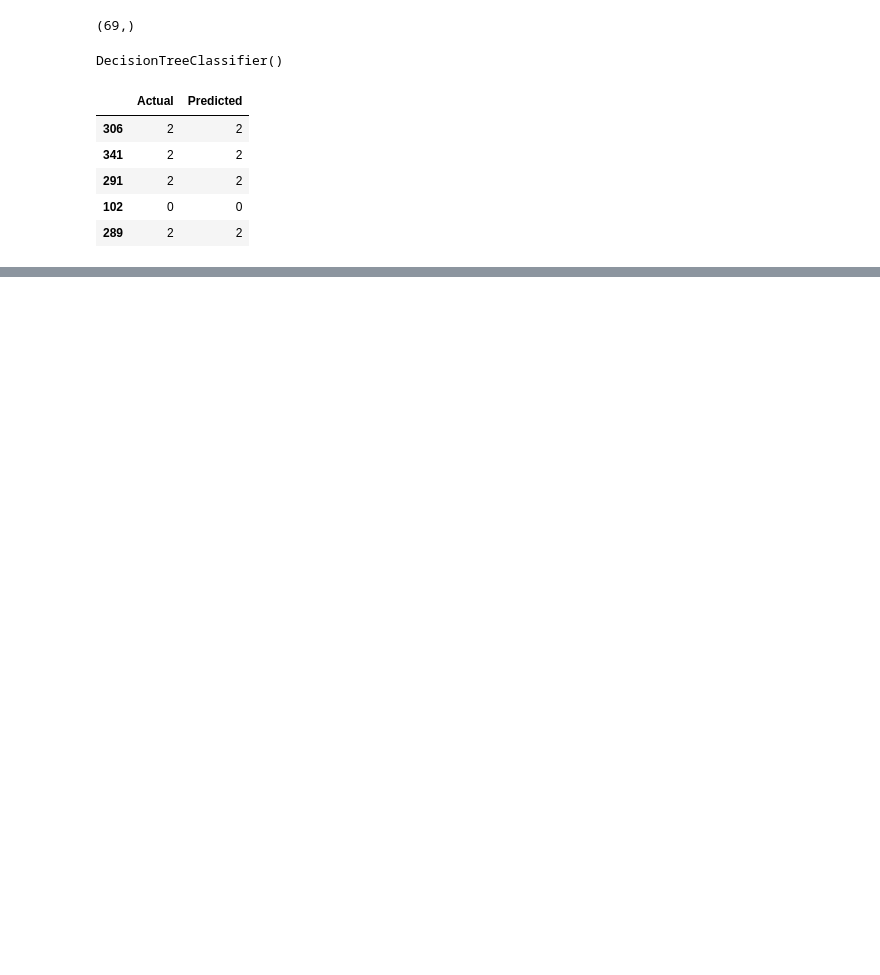
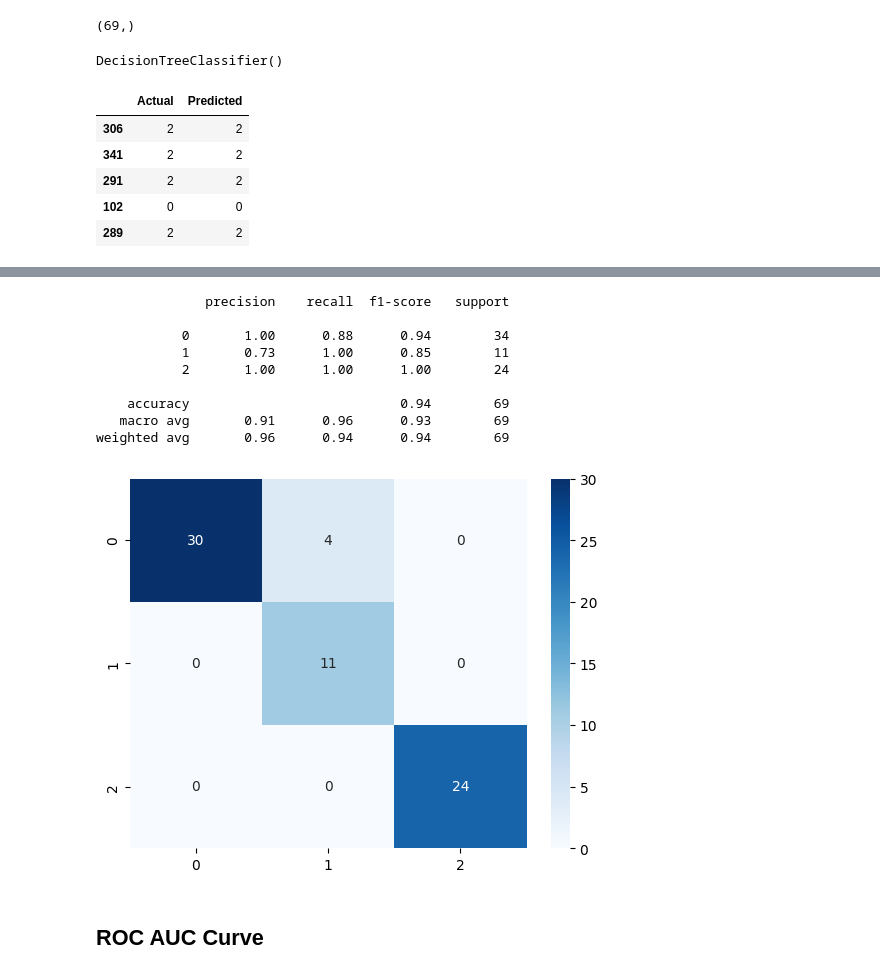
Before and after one commit to ArpitAditya45/Smart_Internz_Assignment, a Jupyter notebook: Notebook/Assign_3.ipynb, the cells around one changed output, grey strips where cells are left out. Drawn from its saved outputs; the diff is of its cells as text; code cells hidden in the pictures; blank space fills up the shorter version.

```diff
--- a/Notebook/Assign_3.ipynb
+++ b/Notebook/Assign_3.ipynb
@@ -409,0 +432,17 @@ Accuracy score of test data is:  0.9710144927536232
+# %%
+from sklearn.metrics import confusion_matrix,classification_report
+sns.heatmap(confusion_matrix(y_test,pred_test),annot=True,cmap='Blues')
+print(classification_report(y_test,pred_test))
+# %% [output]
+              precision    recall  f1-score   support
+
+           0       1.00      0.88      0.94        34
+           1       0.73      1.00      0.85        11
+           2       1.00      1.00      1.00        24
+
+    accuracy                           0.94        69
+   macro avg       0.91      0.96      0.93        69
+weighted avg       0.96      0.94      0.94        69
+[figure, added]
+# %% [markdown]
+## ROC AUC Curve
```
Also changed, not shown: parts of 25 cells of this notebook, 20 other files.
